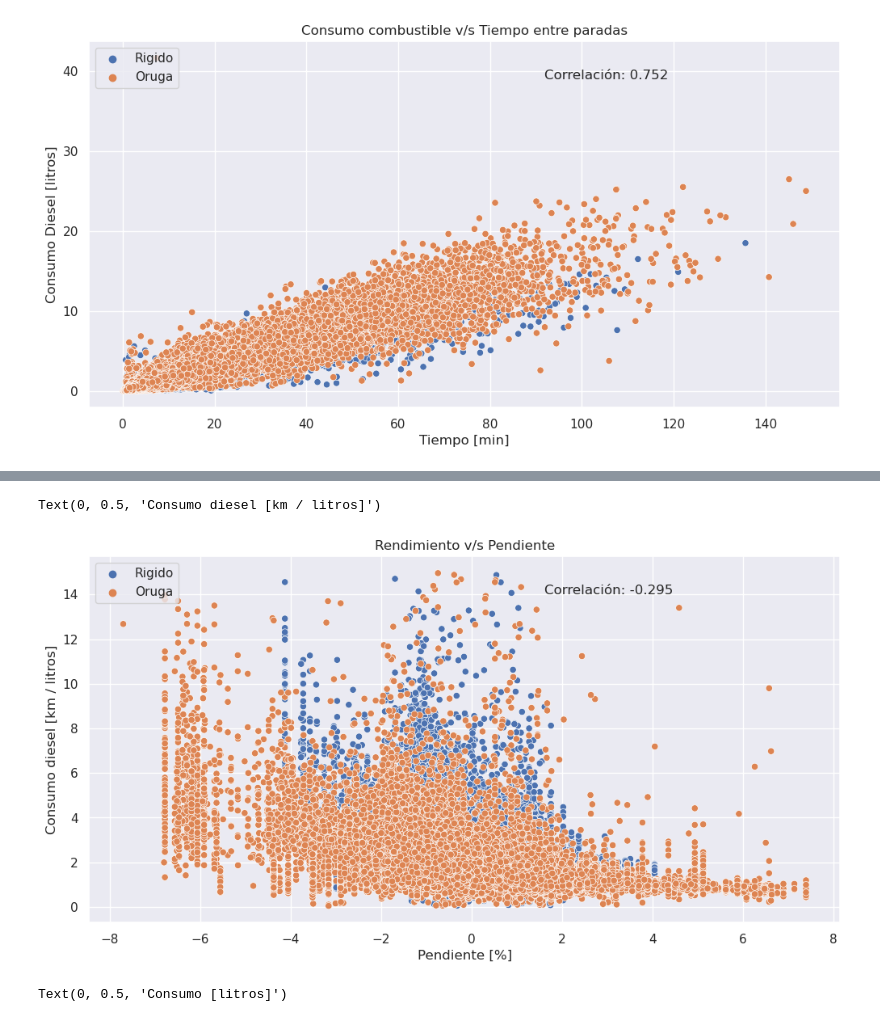
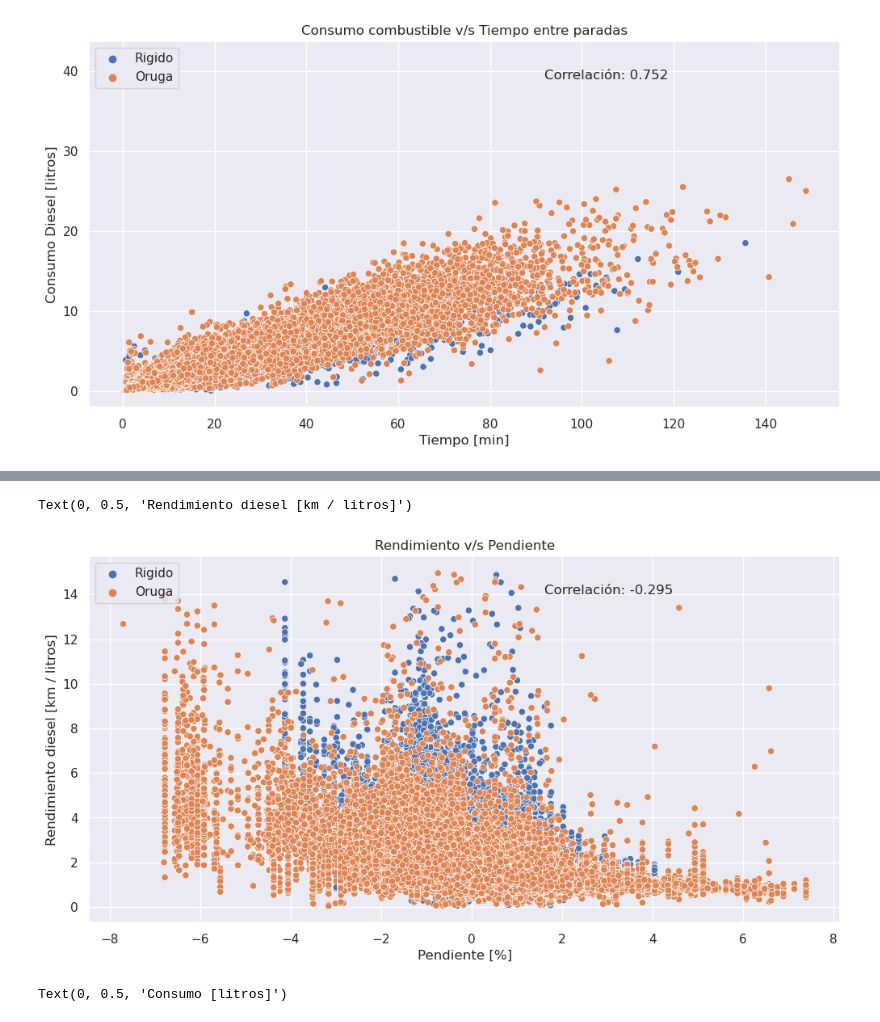
Before and after one commit to BrunoSE/estudio_consumo, a Jupyter notebook: explorar_cruce.ipynb, the cells around one changed output, grey strips where cells are left out. Cells and saved outputs as stored; diff of their text form; code cells hidden in the pictures.

Commit message:
explorar dieselv2

```diff
--- a/explorar_cruce.ipynb
+++ b/explorar_cruce.ipynb
@@ -280,21 +317,21 @@ Text(0, 0.5, 'Consumo Diesel [litros]')
 # %%
 varx = 'dA'
 vary = 'Cons_km'
 sns.scatterplot(data=data_final,
                 x=varx, y=vary, hue='Tipo_bus')
 
 plt.legend(loc='upper left')
 
 plt.annotate(f"Correlación: {round(corr[varx][vary], 3)}",
              xy=(0.625, 0.88), xycoords='figure fraction',
              horizontalalignment='left', verticalalignment='top', fontsize=12)
 
 plt.title('Rendimiento v/s Pendiente')
 plt.xlabel('Pendiente [%]')
-plt.ylabel('Consumo diesel [km / litros]')
+plt.ylabel('Rendimiento diesel [km / litros]')
 # %% [output]
-Text(0, 0.5, 'Consumo diesel [km / litros]')
+Text(0, 0.5, 'Rendimiento diesel [km / litros]')
-[figure, old version]
+[figure, new version]
 # %%
 varx = 'Carga'
 vary = 'dC'
```
Also changed, not shown: parts of 2 cells of this notebook, 1 other file.
